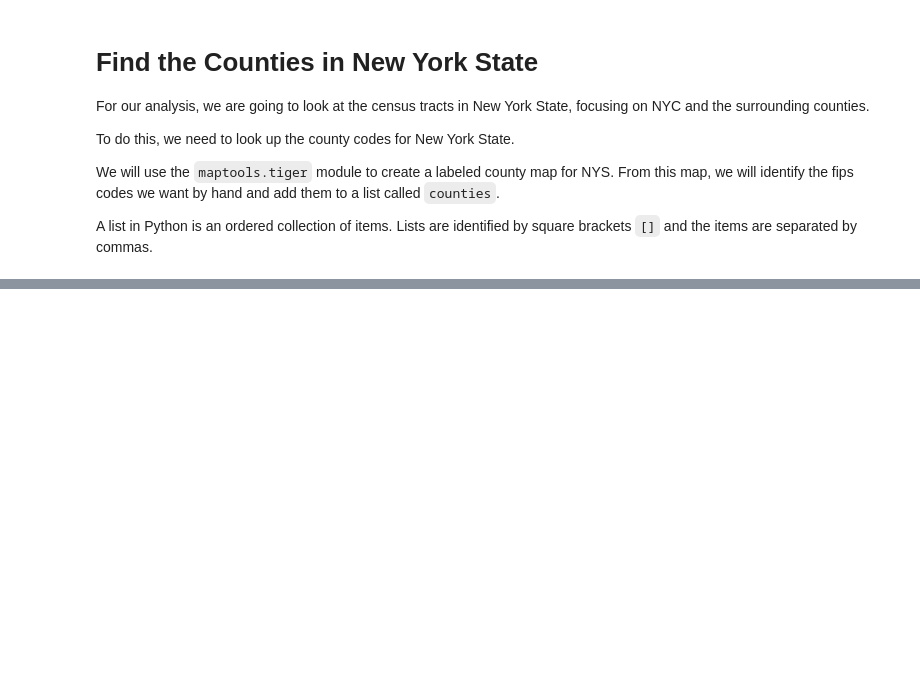
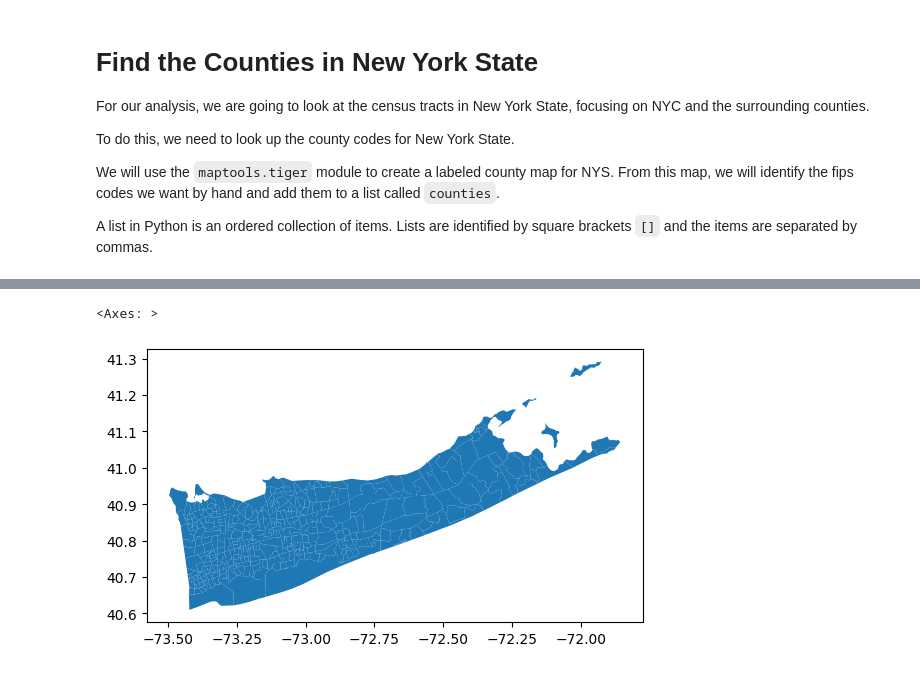
Before and after one commit to mcuringa/cartopy, a Jupyter notebook: notebooks/Census_Tracts.ipynb, the cells around one changed output, grey strips where cells are left out. Saved outputs shown, nothing was run; the diff lists cells and outputs as text; code cells hidden in the pictures; blank space fills up the shorter version.

```diff
--- a/notebooks/Census_Tracts.ipynb
+++ b/notebooks/Census_Tracts.ipynb
@@ -60,0 +63,5 @@ df.head(5)
+# %%
+df.plot()
+# %% [output]
+<Axes: >
+[figure, added]
```
Also changed, not shown: parts of 4 cells of this notebook.
